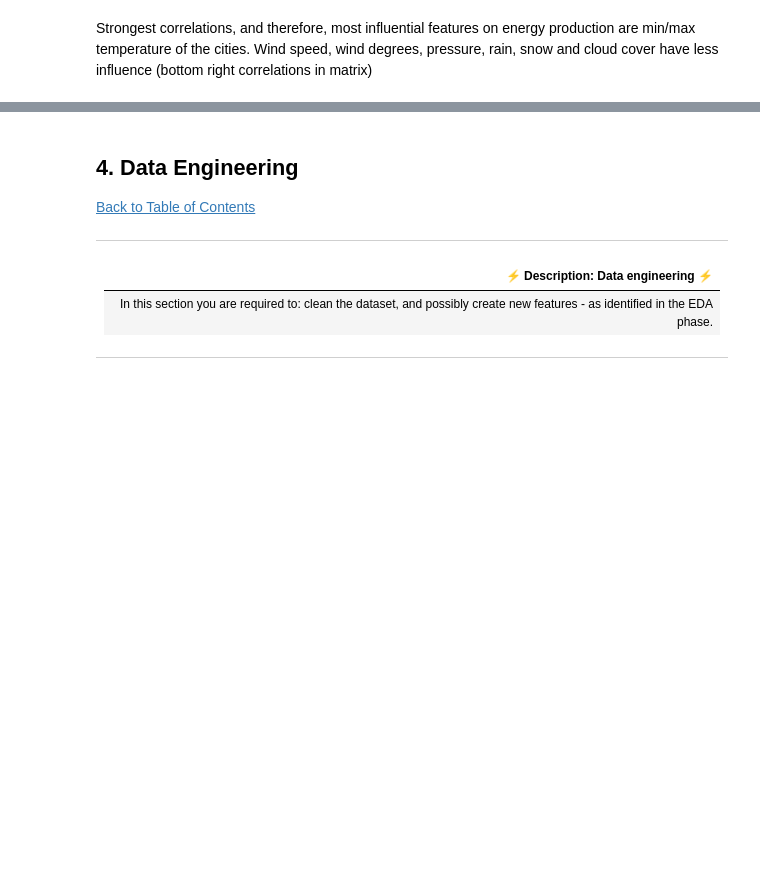
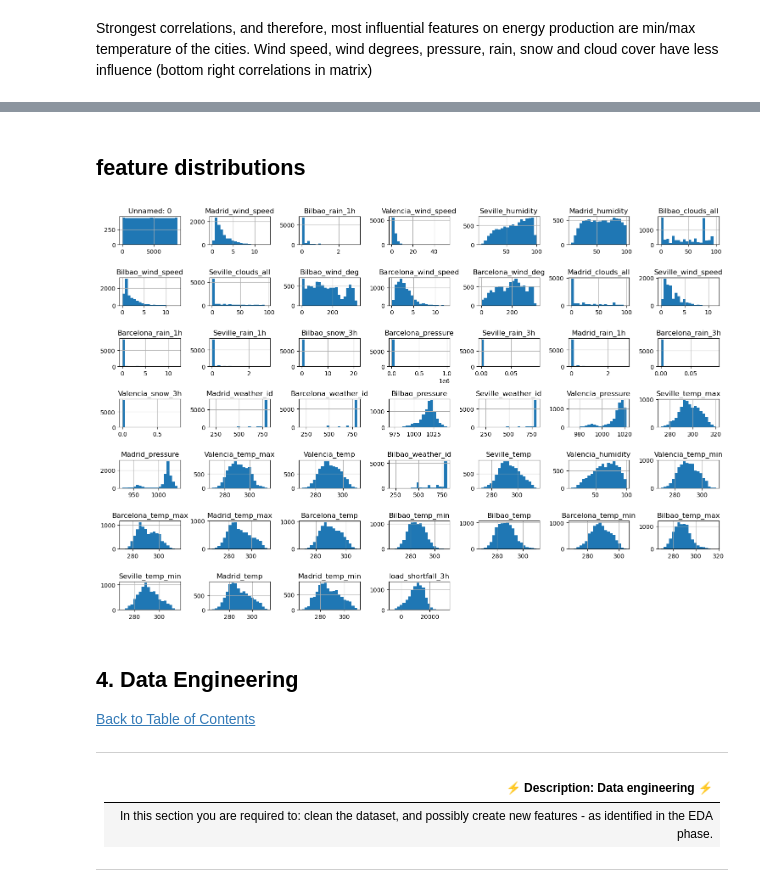
Before and after one commit to Reegs001220/Regression-sprint-2307FTDS-Team-DN1, a Jupyter notebook: Advanced-Regression-Starter-Data/starter-notebook.ipynb, the cells around one changed output, grey strips where cells are left out. Cells and saved outputs as stored; diff of their text form; code cells hidden in the pictures; blank space fills up the shorter version.

```diff
--- a/Advanced-Regression-Starter-Data/starter-notebook.ipynb
+++ b/Advanced-Regression-Starter-Data/starter-notebook.ipynb
@@ -287,3 +344,11 @@ Strongest correlations, and therefore, most influential features on energy produ
+# %% [markdown]
+## feature distributions
+# %%
+df.hist(bins=20, figsize=(15, 10))
+plt.tight_layout()
+plt.show()
+# %% [output]
+[figure, added]
 # %% [markdown]
 <a id="four"></a>
 ## 4. Data Engineering
```
Also changed, not shown: parts of 33 cells of this notebook.
